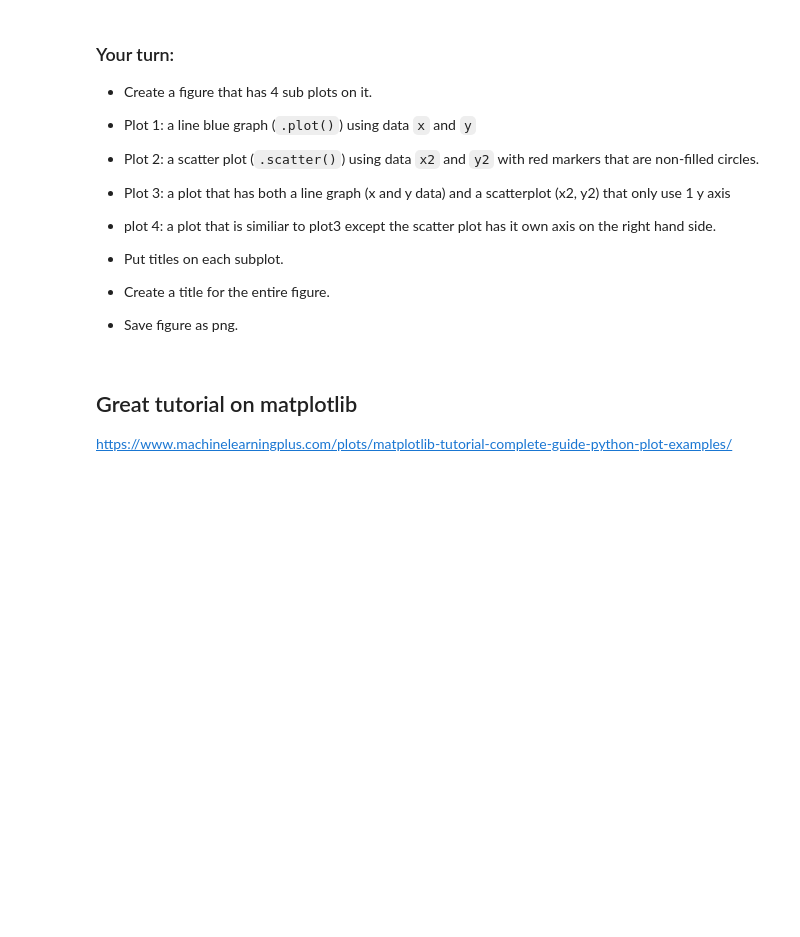
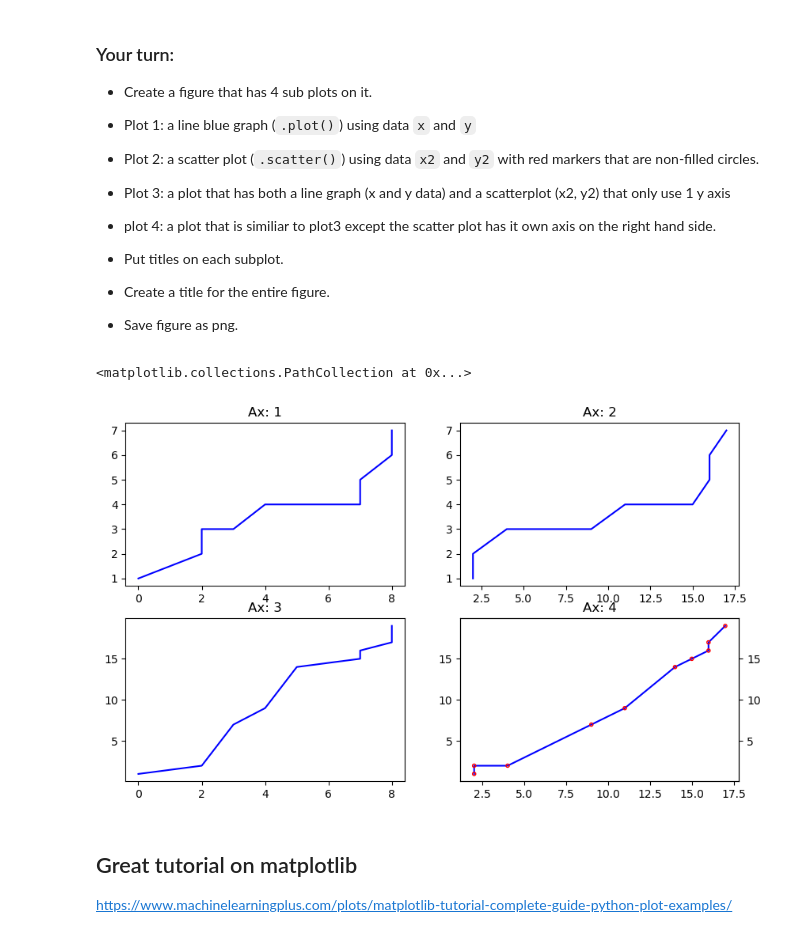
Before and after one commit to trevohearn/nyc-mhtn-ds-010620-lectures, a Jupyter notebook: week_2/day_1_mpl_2/Matplotlib_Applied.ipynb, the cells around one changed output. Cells and saved outputs as stored; diff of their text form; code cells hidden in the pictures; blank space fills up the shorter version.

```diff
--- a/week_2/day_1_mpl_2/Matplotlib_Applied.ipynb
+++ b/week_2/day_1_mpl_2/Matplotlib_Applied.ipynb
@@ -92,3 +93,27 @@ y2 = sorted(randint(0,20,10))
+# %%
+from numpy.random import seed, randint
+seed(100)
+
+x = sorted(randint(0,10,10))
+x2 = sorted(randint(0,20,10))
+y = sorted(randint(0,10,10))
+y2 = sorted(randint(0,20,10))
+
+fig, axes = plt.subplots(2, 2, figsize=(10,6), sharex = False, sharey = False, dpi = 100)
+axes[0][0].plot(x,y,color='b')
+axes[0][0].set_title('Ax: 1')
+axes[0][1].plot(x2,y,color='b')
+axes[0][1].set_title('Ax: 2')
+axes[1][0].plot(x,y2,color='b')
+axes[1][0].set_title('Ax: 3')
+axes[1][1].plot(x2,y2,color='b')
+axes[1][1].set_title('Ax: 4')
+
+ax2 = axes[1][1].twinx()
+ax2.scatter(x2,y2, color = 'r', marker = '.', facecolor = 'none')
+# %% [output]
+<matplotlib.collections.PathCollection at 0x...>
+[figure, added]
 # %% [markdown]
 ## Great tutorial on matplotlib
 
```
Also changed, not shown: parts of 3 cells of this notebook, 2 other files.
